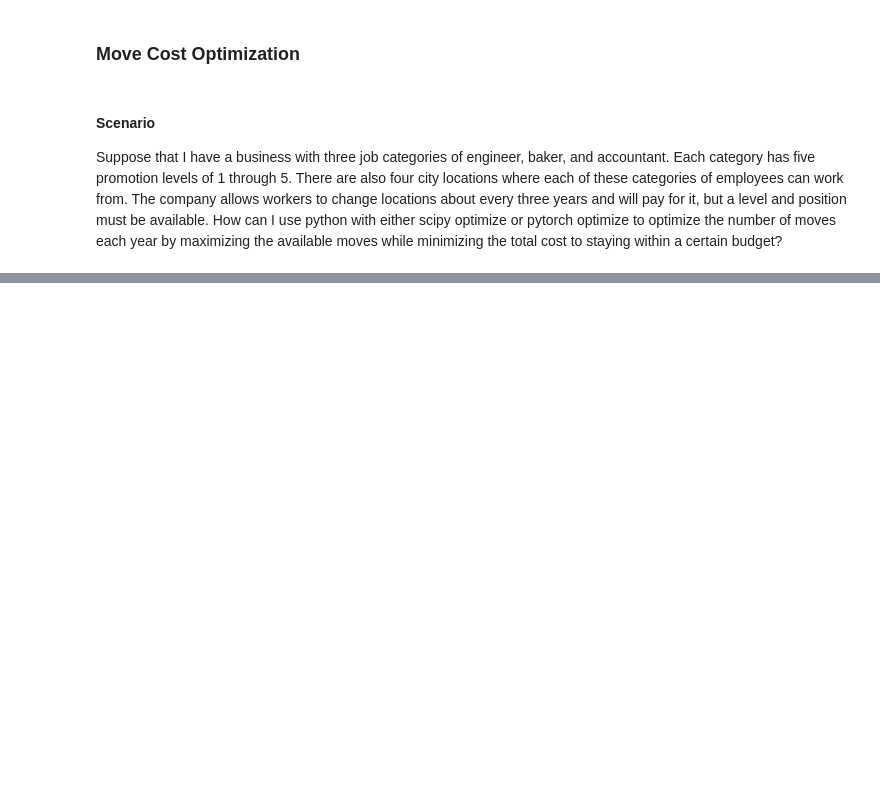
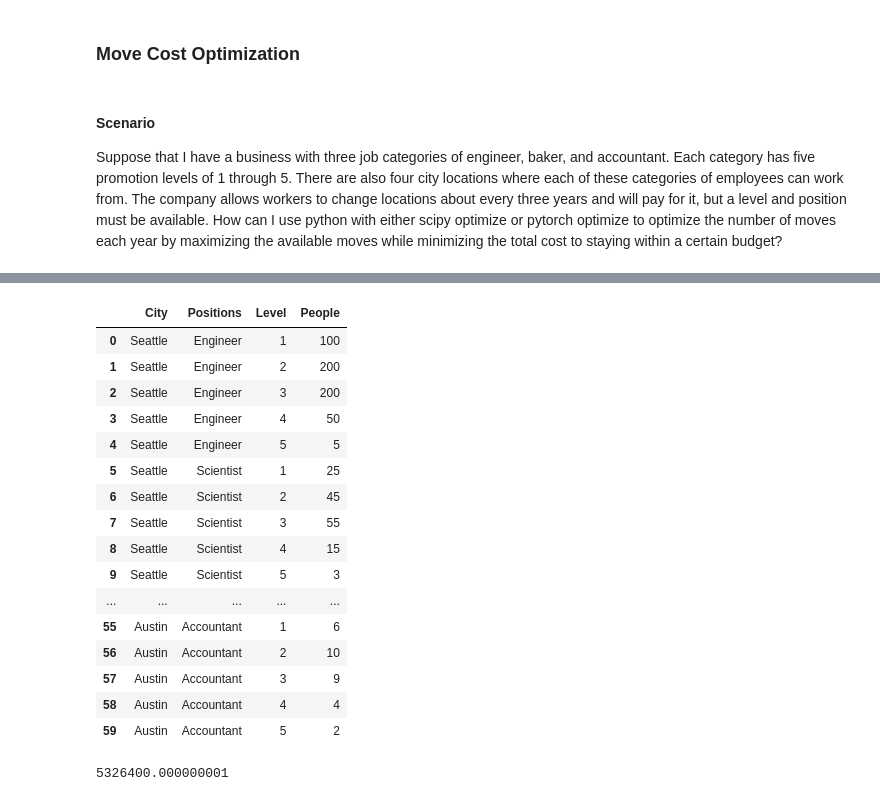
Before and after one commit to jeffakins/Optimization, a Jupyter notebook: Move_Cost_Opt.ipynb, the cells around one changed output, grey strips where cells are left out. Cells and saved outputs as stored; diff of their text form; code cells hidden in the pictures; blank space fills up the shorter version.

```diff
--- a/Move_Cost_Opt.ipynb
+++ b/Move_Cost_Opt.ipynb
@@ -475,0 +21,43 @@ Total Cost: 10000.0
+# %%
+cities = ['Seattle', 'Los Angeles', 'Denver', 'Austin']
+job_categories = ['Engineer', 'Scientist', 'Accountant']
+levels = [1, 2, 3, 4, 5]
+
+combinations = list(itertools.product(cities, job_categories, levels))
+
+df = pd.DataFrame(combinations, columns=['City', 'Positions', 'Level'])
+df['People'] = [100, 200, 200, 50, 5,
+               25, 45, 55, 15, 3,
+               3, 4, 5, 2, 1,
+               200, 300, 350, 150, 15,
+               50, 80, 95, 30, 6,
+               9, 12, 9, 4, 2,
+               80, 150, 150, 50, 5,
+               30, 45, 55, 15, 3,
+               3, 4, 5, 2, 1,
+               120, 130, 140, 80, 10,
+               60, 50, 50, 30, 5,
+               6, 10, 9, 4, 2,]
+df
+# %% [output]
+|  | City | Positions | Level | People |
+| 0 | Seattle | Engineer | 1 | 100 |
+| 1 | Seattle | Engineer | 2 | 200 |
+| 2 | Seattle | Engineer | 3 | 200 |
+| 3 | Seattle | Engineer | 4 | 50 |
+| 4 | Seattle | Engineer | 5 | 5 |
+| 5 | Seattle | Scientist | 1 | 25 |
+| 6 | Seattle | Scientist | 2 | 45 |
+| 7 | Seattle | Scientist | 3 | 55 |
+| 8 | Seattle | Scientist | 4 | 15 |
+| 9 | Seattle | Scientist | 5 | 3 |
+| ... | ... | ... | ... | ... |
+| 55 | Austin | Accountant | 1 | 6 |
+| 56 | Austin | Accountant | 2 | 10 |
+| 57 | Austin | Accountant | 3 | 9 |
+| 58 | Austin | Accountant | 4 | 4 |
+| 59 | Austin | Accountant | 5 | 2 |
+# %%
+df.People.sum() * .2 *8000
+# %% [output]
+5326400.000000001
```
Also changed, not shown: parts of 8 cells of this notebook.
